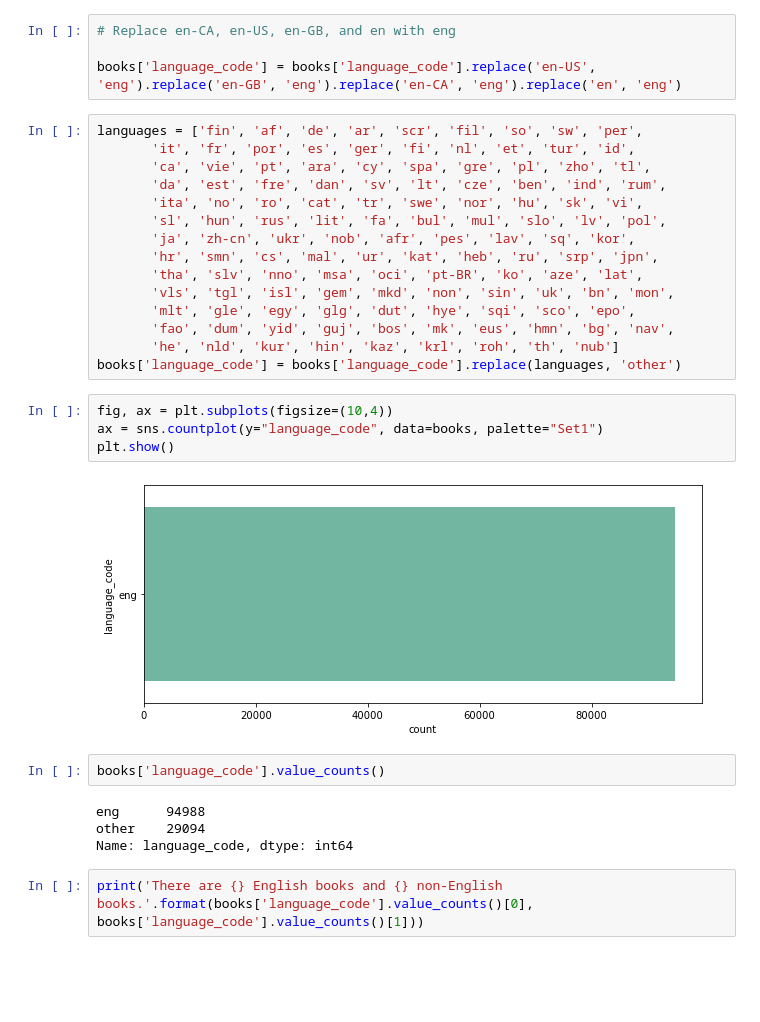
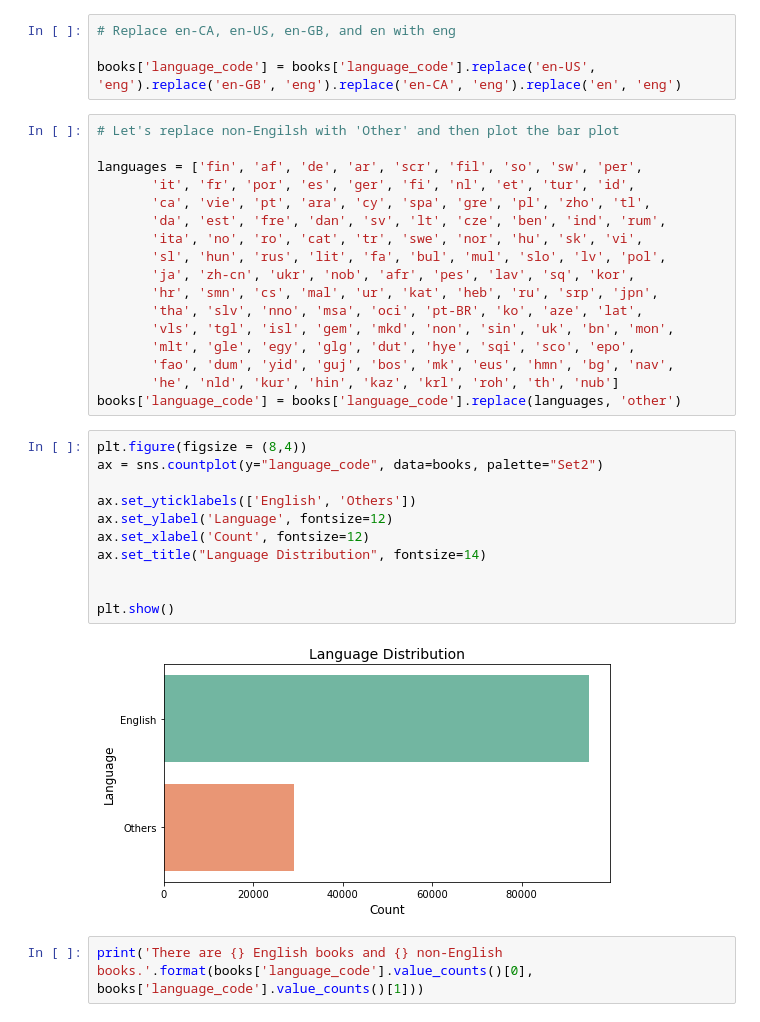
Before and after one commit to somayehY/Somayeh_Youssefi, a Jupyter notebook: Book Recomendation System/BookRecomSys_DataWrangling.ipynb, the cells around one changed output. Saved outputs shown, nothing was run; the diff lists cells and outputs as text; blank space fills up the shorter version.

```diff
--- a/Book Recomendation System/BookRecomSys_DataWrangling.ipynb
+++ b/Book Recomendation System/BookRecomSys_DataWrangling.ipynb
@@ -337,6 +317,8 @@ Now let's replace en-CA, en-US, en-GB, and en with eng, and replace any other la
 
 books['language_code'] = books['language_code'].replace('en-US', 'eng').replace('en-GB', 'eng').replace('en-CA', 'eng').replace('en', 'eng')
 # %%
+# Let's replace non-Engilsh with 'Other' and then plot the bar plot
+
 languages = ['fin', 'af', 'de', 'ar', 'scr', 'fil', 'so', 'sw', 'per',
        'it', 'fr', 'por', 'es', 'ger', 'fi', 'nl', 'et', 'tur', 'id',
        'ca', 'vie', 'pt', 'ara', 'cy', 'spa', 'gre', 'pl', 'zho', 'tl',
@@ -351,18 +333,19 @@ languages = ['fin', 'af', 'de', 'ar', 'scr', 'fil', 'so', 'sw', 'per',
        'fao', 'dum', 'yid', 'guj', 'bos', 'mk', 'eus', 'hmn', 'bg', 'nav',
        'he', 'nld', 'kur', 'hin', 'kaz', 'krl', 'roh', 'th', 'nub']
 books['language_code'] = books['language_code'].replace(languages, 'other')
-# %%
-fig, ax = plt.subplots(figsize=(10,4))
-ax = sns.countplot(y="language_code", data=books, palette="Set1")
-plt.show()
-# %% [output]
-[figure, removed]
-# %%
-books['language_code'].value_counts()
-# %% [output]
-eng      94988
-other    29094
-Name: language_code, dtype: int64
+# %%
+plt.figure(figsize = (8,4))
+ax = sns.countplot(y="language_code", data=books, palette="Set2")
+
+ax.set_yticklabels(['English', 'Others'])
+ax.set_ylabel('Language', fontsize=12)
+ax.set_xlabel('Count', fontsize=12)
+ax.set_title("Language Distribution", fontsize=14)
+
+
+plt.show()
+# %% [output]
+[figure, added]
 # %%
 print('There are {} English books and {} non-English books.'.format(books['language_code'].value_counts()[0], books['language_code'].value_counts()[1]))
 # %% [output]
```
Also changed, not shown: parts of 101 cells of this notebook.
